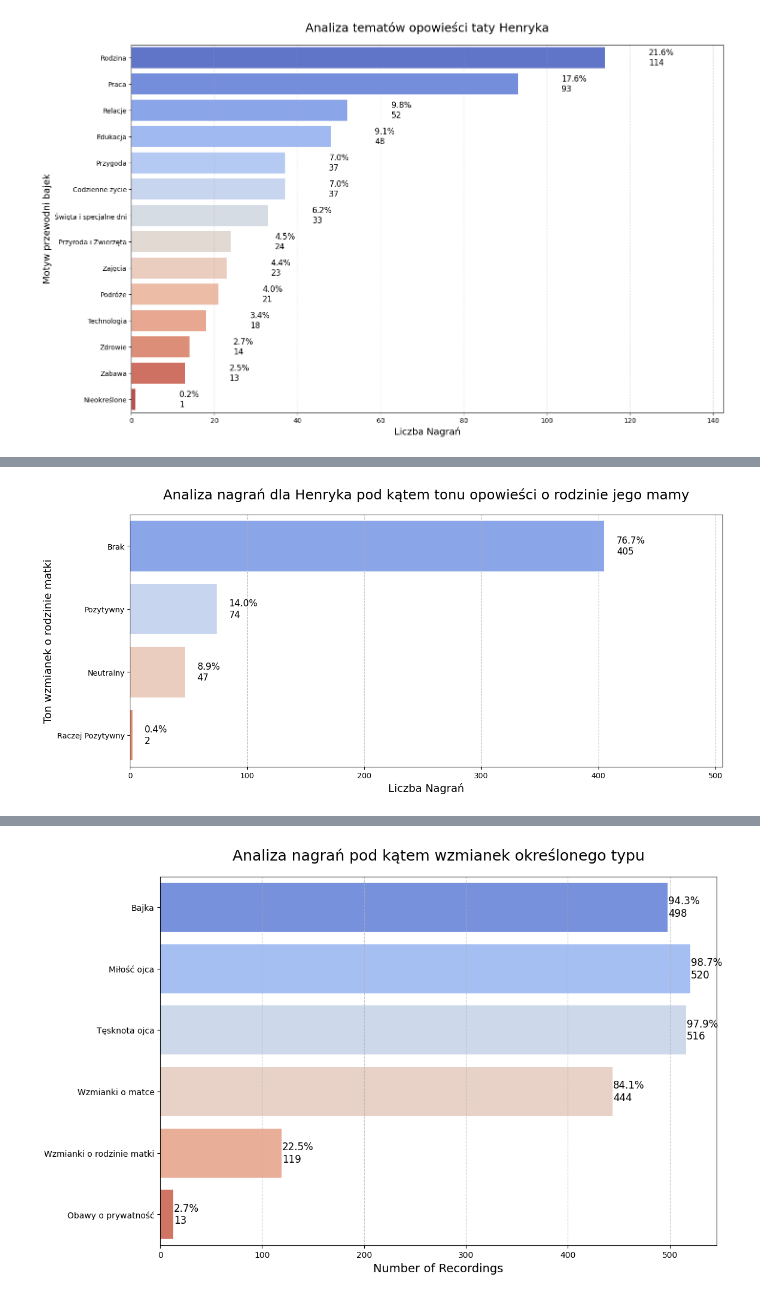
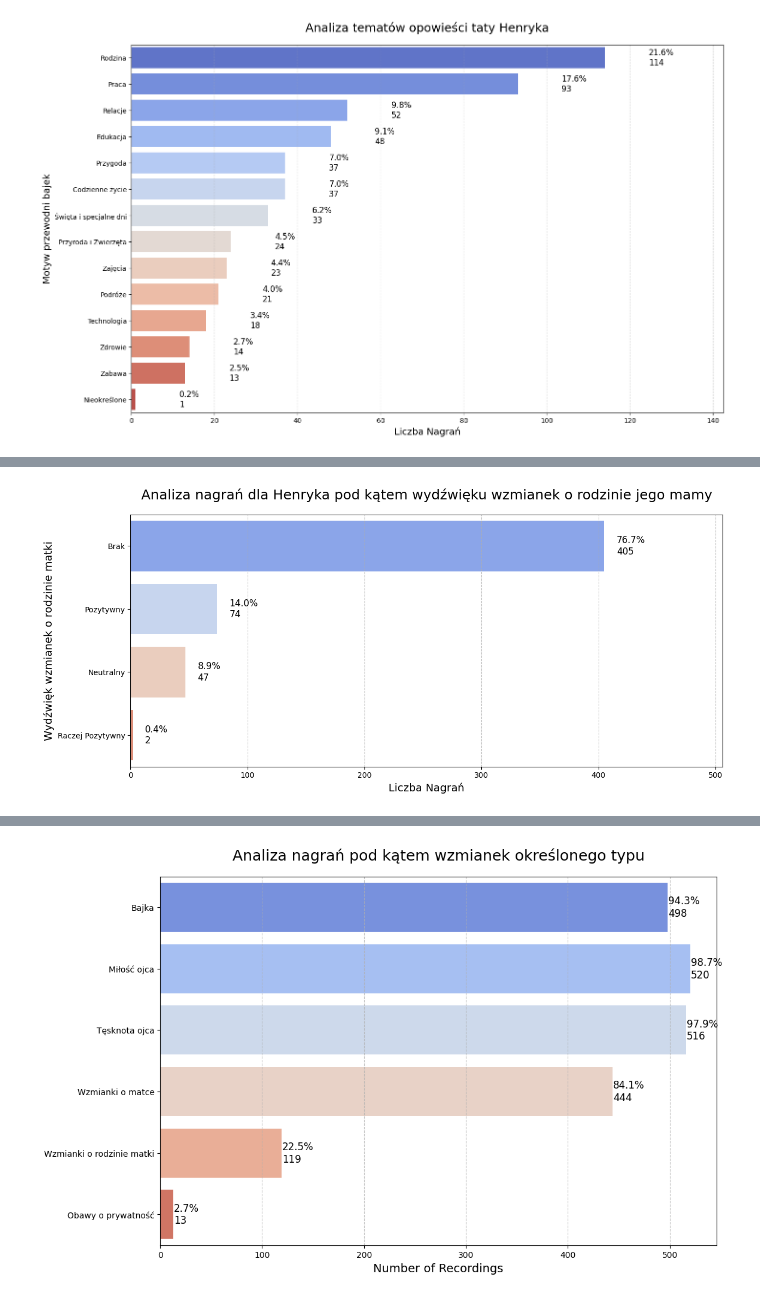
Before and after one commit to stellarshenson/henryk-analysis, a Jupyter notebook: notebooks/recordings/5 - Analyse transcription classifications.ipynb, the cells around one changed output, grey strips where cells are left out. Cells and saved outputs as stored; diff of their text form; code cells hidden in the pictures.

```diff
--- a/notebooks/recordings/5 - Analyse transcription classifications.ipynb
+++ b/notebooks/recordings/5 - Analyse transcription classifications.ipynb
@@ -77,7 +77,7 @@ visualize.plot_categorical_histogram(df_stats, 'classification.mother_mentions_s
 # %%
-visualize.plot_categorical_histogram(df_stats, 'classification.mother_family_mentions_sentiment', title='Analiza nagrań dla Henryka pod kątem tonu opowieści o rodzinie jego mamy', mapping_file='../../resources/text_mappings.json')
+visualize.plot_categorical_histogram(df_stats, 'classification.mother_family_mentions_sentiment', title='Analiza nagrań dla Henryka pod kątem wydźwięku wzmianek o rodzinie jego mamy', mapping_file='../../resources/text_mappings.json')
 # %% [output]
-[figure, old version]
+[figure, new version]
 # %%
 visualize.generate_word_cloud(df_stats, 'classification.dad_tale_topics', title='Chmura Słów z Opowieści Taty', mapping_file="../../resources/wordcloud_mappings.json", figsize=(16,8))
 # %% [output]
```
Also changed, not shown: parts of 3 cells of this notebook, 2 other files.
